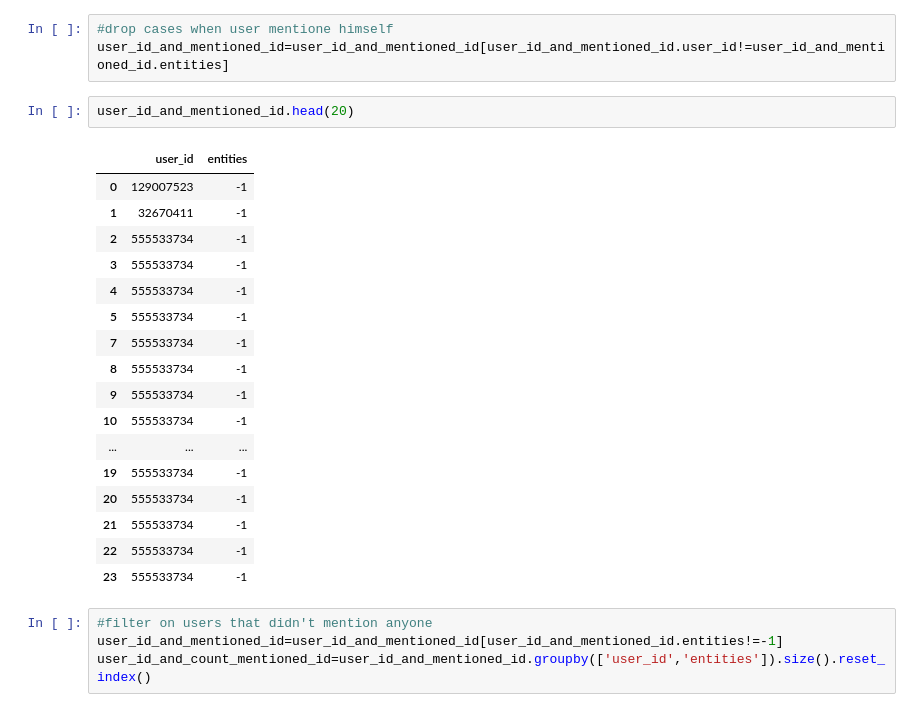
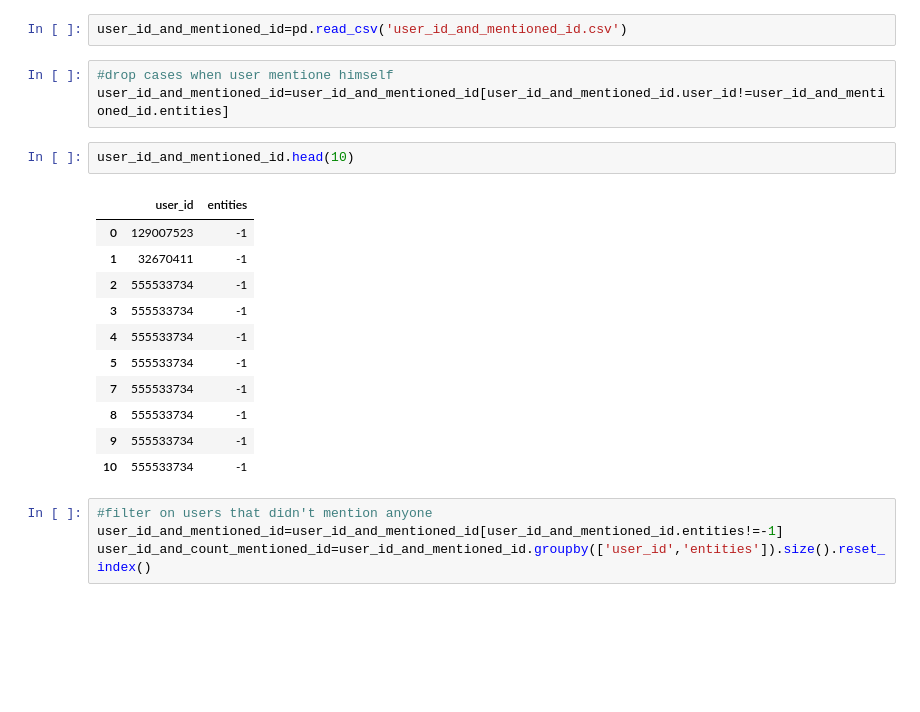
Before and after one commit to epfl-ada/ada-2020-project-milestone-p3-p3_datart, a Jupyter notebook: P4 - processing.ipynb, the cells around one changed output. Drawn from its saved outputs; the diff is of its cells as text; blank space fills up the shorter version.

```diff
--- a/P4 - processing.ipynb
+++ b/P4 - processing.ipynb
@@ -180,26 +162,22 @@ user_id_and_mentioned_id=pd.concat([egoTimeline_pd_all.user_id,mentioned_id],axi
+# %%
+user_id_and_mentioned_id=pd.read_csv('user_id_and_mentioned_id.csv')
 # %%
 #drop cases when user mentione himself
 user_id_and_mentioned_id=user_id_and_mentioned_id[user_id_and_mentioned_id.user_id!=user_id_and_mentioned_id.entities]
 # %%
-user_id_and_mentioned_id.head(20)
+user_id_and_mentioned_id.head(10)
 # %% [output]
 |  | user_id | entities |
 | 0 | 129007523 | -1 |
 | 1 | 32670411 | -1 |
 | 2 | 555533734 | -1 |
 | 3 | 555533734 | -1 |
 | 4 | 555533734 | -1 |
 | 5 | 555533734 | -1 |
 | 7 | 555533734 | -1 |
 | 8 | 555533734 | -1 |
 | 9 | 555533734 | -1 |
 | 10 | 555533734 | -1 |
-| ... | ... | ... |
-| 19 | 555533734 | -1 |
-| 20 | 555533734 | -1 |
-| 21 | 555533734 | -1 |
-| 22 | 555533734 | -1 |
-| 23 | 555533734 | -1 |
 # %%
 #filter on users that didn't mention anyone
 user_id_and_mentioned_id=user_id_and_mentioned_id[user_id_and_mentioned_id.entities!=-1]
```
Also changed, not shown: parts of 15 cells of this notebook.
